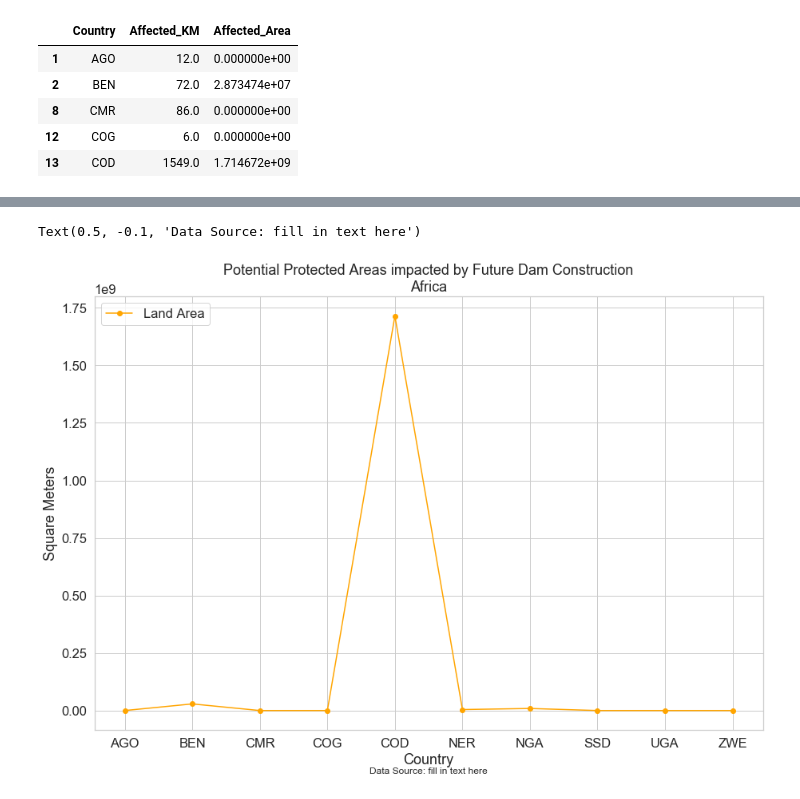
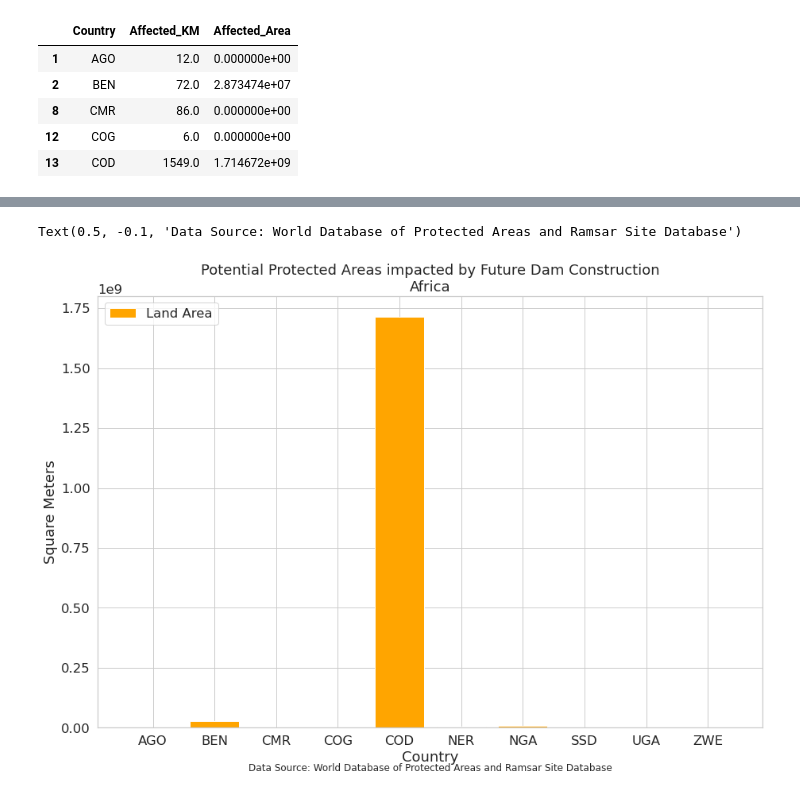
Before and after one commit to lherwehe/global-dam-impacts, a Jupyter notebook: exploration-notebooks/dam-impacts-on-protected-areas-calc-africa.ipynb, the cells around one changed output, grey strips where cells are left out. Cells and saved outputs as stored; diff of their text form; code cells hidden in the pictures.

```diff
--- a/exploration-notebooks/dam-impacts-on-protected-areas-calc-africa.ipynb
+++ b/exploration-notebooks/dam-impacts-on-protected-areas-calc-africa.ipynb
@@ -299,22 +291,22 @@ Text(0.5, -0.1, 'Data Source: fill in text here')
 # %%
 # Create Graph
 # use white grid plot background from seaborn
 sns.set(font_scale=1.5, style='whitegrid')
 
 fig, ax = plt.subplots(figsize=(15, 10))
 ax.bar(africa_affected["Country"],
-        africa_affected["Affected_Area"], marker='o', color='orange', label="Land Area")
+        africa_affected["Affected_Area"], color='orange', label="Land Area")
 plt.legend(loc="upper left")
 ax.set(title="Potential Protected Areas impacted by Future Dam Construction\nAfrica",
        xlabel="Country", ylabel="Square Meters")
 ax.text(0.5, -0.1,
-        "Data Source: fill in text here",
+        "Data Source: World Database of Protected Areas and Ramsar Site Database",
         size=12,
         ha="center",
         transform=ax.transAxes)
 # %% [output]
-Text(0.5, -0.1, 'Data Source: fill in text here')
+Text(0.5, -0.1, 'Data Source: World Database of Protected Areas and Ramsar Site Database')
-[figure, old version]
+[figure, new version]
 # %%
 # Get continent border for plotting
 africa_border = continent_borders[continent_borders['CONTINENT'] == "Africa"]
```
Also changed, not shown: parts of 5 cells of this notebook, 1 other file.
